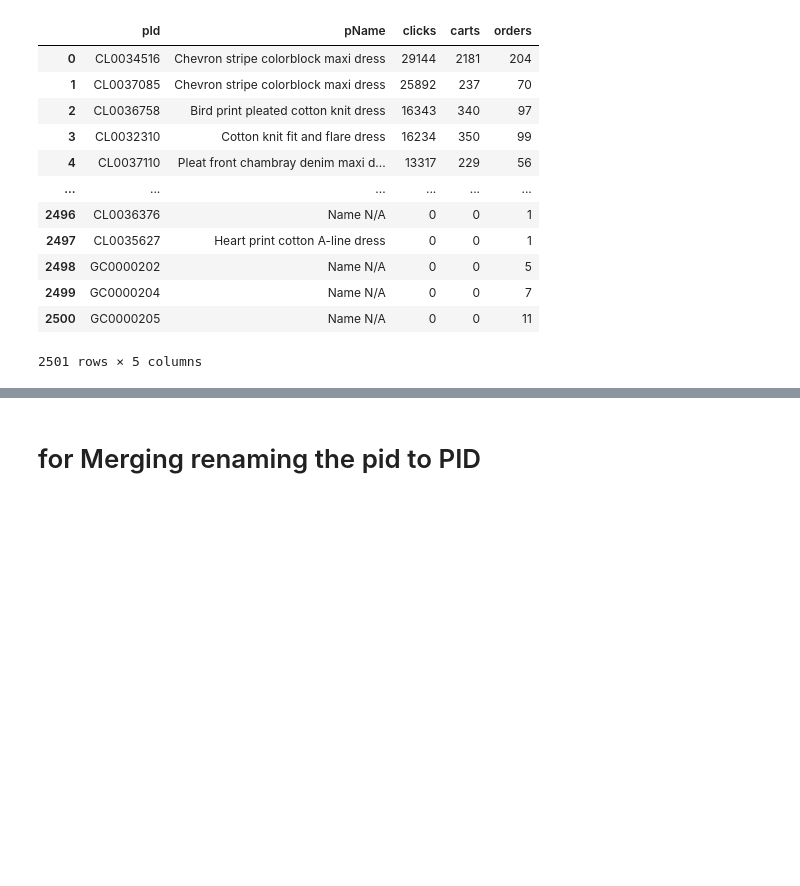
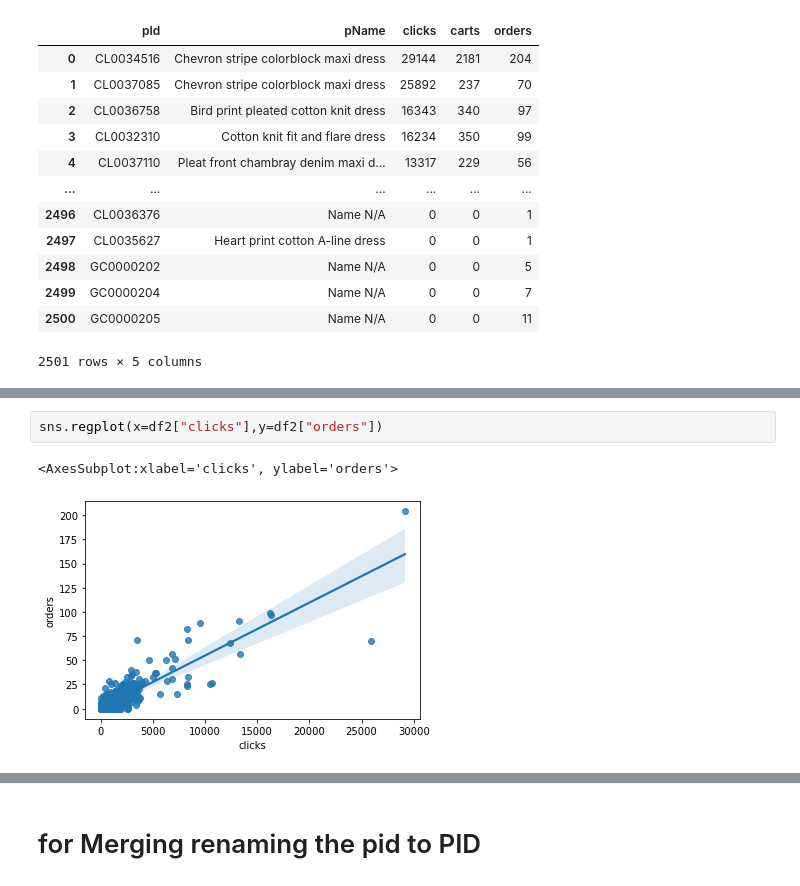
Before and after one commit to prashant0708/Data-Analytics-project, a Jupyter notebook: company raw data_Product discription .ipynb, the cells around one changed output, grey strips where cells are left out. Cells and saved outputs as stored; diff of their text form; blank space fills up the shorter version.

```diff
--- a/company raw data_Product discription .ipynb
+++ b/company raw data_Product discription .ipynb
@@ -134,0 +190,5 @@ df2
+# %%
+sns.regplot(x=df2["clicks"],y=df2["orders"])
+# %% [output]
+<AxesSubplot:xlabel='clicks', ylabel='orders'>
+[figure, added]
```
Also changed, not shown: parts of 34 cells of this notebook, 5 other files.
